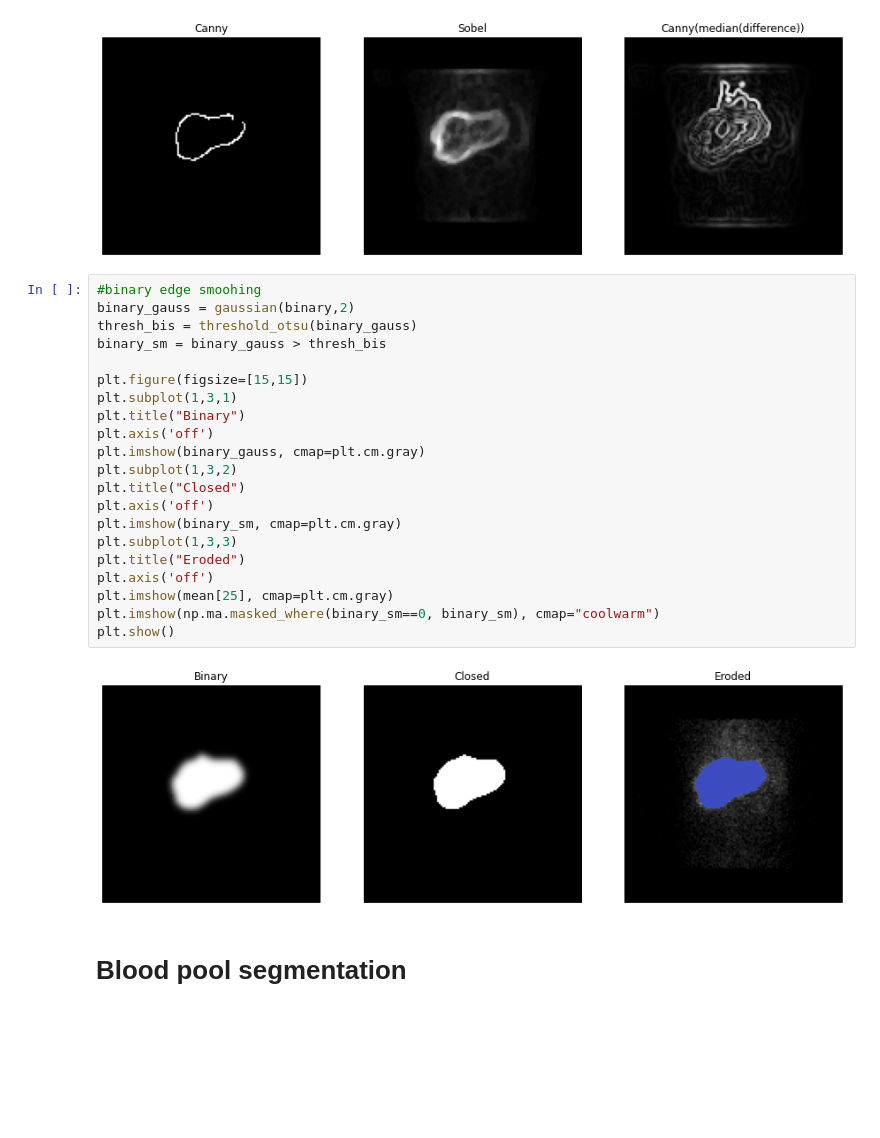
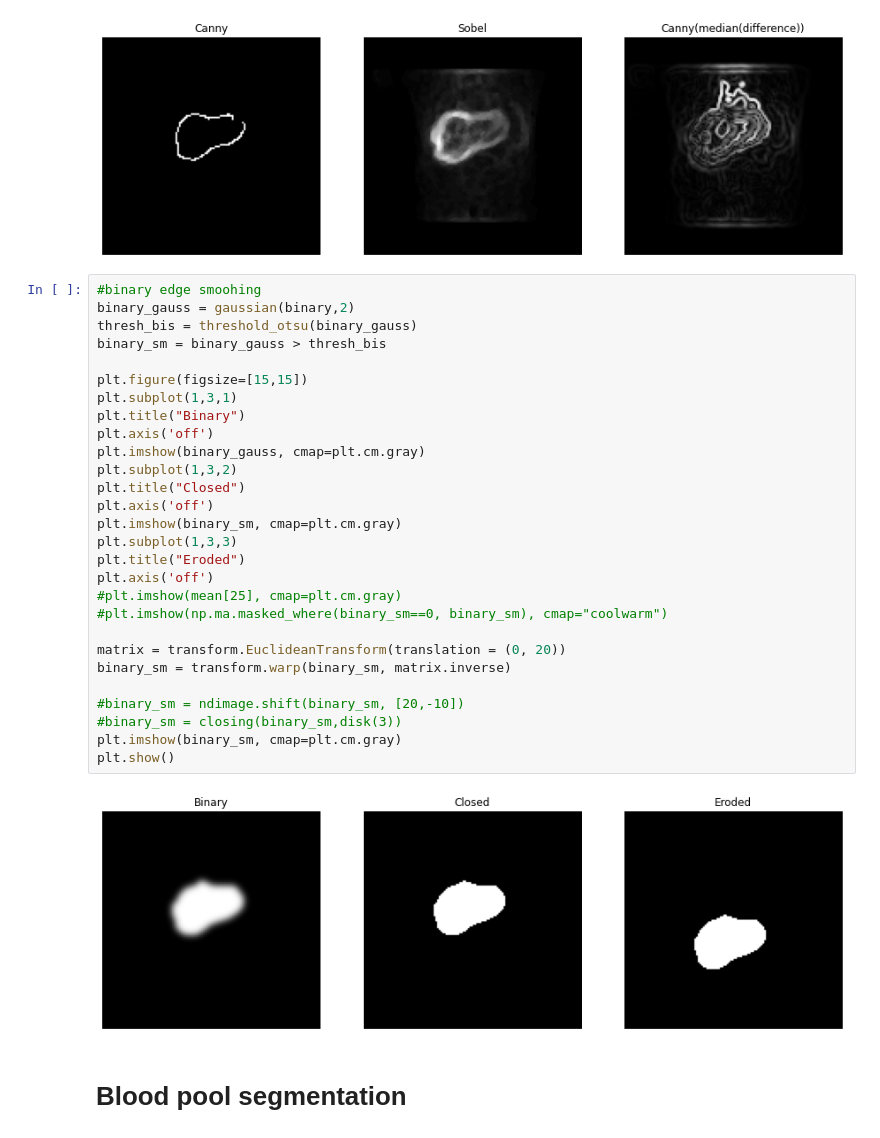
Before and after one commit to orenson/Master-thesis, a Jupyter notebook: Segmentation.ipynb, the cells around one changed output. Saved outputs shown, nothing was run; the diff lists cells and outputs as text; blank space fills up the shorter version.

```diff
--- a/Segmentation.ipynb
+++ b/Segmentation.ipynb
@@ -453,26 +454,33 @@ plt.show()
 # %%
 #binary edge smoohing
 binary_gauss = gaussian(binary,2)
 thresh_bis = threshold_otsu(binary_gauss)
 binary_sm = binary_gauss > thresh_bis
 
 plt.figure(figsize=[15,15])
 plt.subplot(1,3,1)
 plt.title("Binary")
 plt.axis('off')
 plt.imshow(binary_gauss, cmap=plt.cm.gray)
 plt.subplot(1,3,2)
 plt.title("Closed")
 plt.axis('off')
 plt.imshow(binary_sm, cmap=plt.cm.gray)
 plt.subplot(1,3,3)
 plt.title("Eroded")
 plt.axis('off')
-plt.imshow(mean[25], cmap=plt.cm.gray)
-plt.imshow(np.ma.masked_where(binary_sm==0, binary_sm), cmap="coolwarm")
+#plt.imshow(mean[25], cmap=plt.cm.gray)
+#plt.imshow(np.ma.masked_where(binary_sm==0, binary_sm), cmap="coolwarm")
+
+matrix = transform.EuclideanTransform(translation = (0, 20))
+binary_sm = transform.warp(binary_sm, matrix.inverse)
+
+#binary_sm = ndimage.shift(binary_sm, [20,-10])
+#binary_sm = closing(binary_sm,disk(3))
+plt.imshow(binary_sm, cmap=plt.cm.gray)
 plt.show()
 # %% [output]
-[figure, old version]
+[figure, new version]
 # %% [markdown]
 # Blood pool segmentation
 # %%
```
Also changed, not shown: parts of 2 cells of this notebook, 5 other files.
